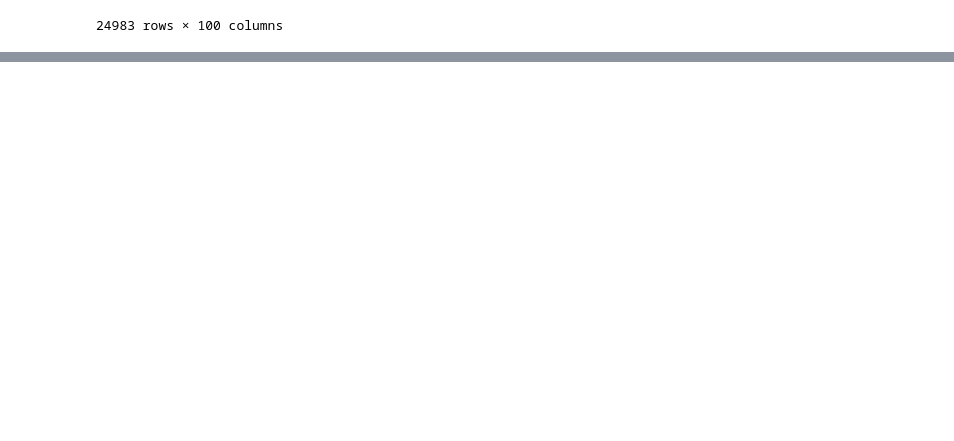
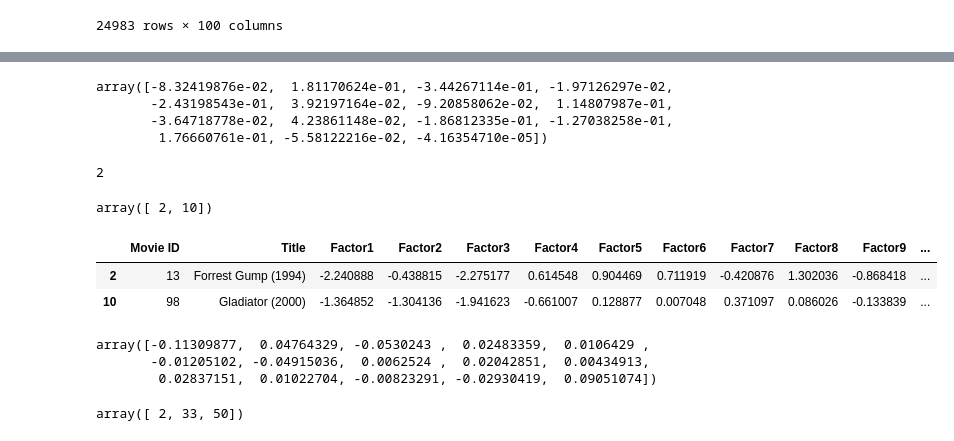
Before and after one commit to prawizard/CE888_Repo, a Jupyter notebook: Lab_4/my_recommender.ipynb, the cells around one changed output, grey strips where cells are left out. Drawn from its saved outputs; the diff is of its cells as text; code cells hidden in the pictures; blank space fills up the shorter version.

```diff
--- a/Lab_4/my_recommender.ipynb
+++ b/Lab_4/my_recommender.ipynb
@@ -233,0 +238,3 @@ comparison_data
+# %%
+quiz_users=pd.read_excel('movies_latent_factors.xlsx', sheet_name='Users')
+quiz_items=pd.read_excel('movies_latent_factors.xlsx', sheet_name='Items')
@@ -233,0 +322,42 @@ comparison_data
+# %%
+u_2067=quiz_users.loc[quiz_users['User']==2067]
+u_2067=u_2067.values.squeeze()
+u_2067=u_2067[1:]
+u_2067
+# %% [output]
+array([-8.32419876e-02,  1.81170624e-01, -3.44267114e-01, -1.97126297e-02,
+       -2.43198543e-01,  3.92197164e-02, -9.20858062e-02,  1.14807987e-01,
+       -3.64718778e-02,  4.23861148e-02, -1.86812335e-01, -1.27038258e-01,
+        1.76660761e-01, -5.58122216e-02, -4.16354710e-05])
+# %%
+all_item_factors=quiz_items.values[:, 2:]
+# %%
+quiz_ratings=np.dot(u_2067, all_item_factors.T)
+# %%
+np.argmax(quiz_ratings)
+# %% [output]
+2
+# %%
+np.argsort(quiz_ratings)[::-1][:2]
+# %% [output]
+array([ 2, 10])
+# %%
+quiz_items.loc[np.argsort(quiz_ratings)[::-1][:2], :]
+# %% [output]
+|  | Movie ID | Title | Factor1 | Factor2 | Factor3 | Factor4 | Factor5 | Factor6 | Factor7 | Factor8 | Factor9 | ... |
+| 2 | 13 | Forrest Gump (1994) | -2.240888 | -0.438815 | -2.275177 | 0.614548 | 0.904469 | 0.711919 | -0.420876 | 1.302036 | -0.868418 | ... |
+| 10 | 98 | Gladiator (2000) | -1.364852 | -1.304136 | -1.941623 | -0.661007 | 0.128877 | 0.007048 | 0.371097 | 0.086026 | -0.133839 | ... |
+# %%
+u_4940=quiz_users.loc[quiz_users['User']==4940]
+u_4940=u_4940.values.squeeze()
+u_4940=u_4940[1:]
+u_4940
+# %% [output]
+array([-0.11309877,  0.04764329, -0.0530243 ,  0.02483359,  0.0106429 ,
+       -0.01205102, -0.04915036,  0.0062524 ,  0.02042851,  0.00434913,
+        0.02837151,  0.01022704, -0.00823291, -0.02930419,  0.09051074])
+# %%
+quiz_ratings=np.dot(u_4940, all_item_factors.T)
+np.argsort(quiz_ratings)[::-1][:3]
+# %% [output]
+array([ 2, 33, 50])
```
Also changed, not shown: parts of 19 cells of this notebook.
